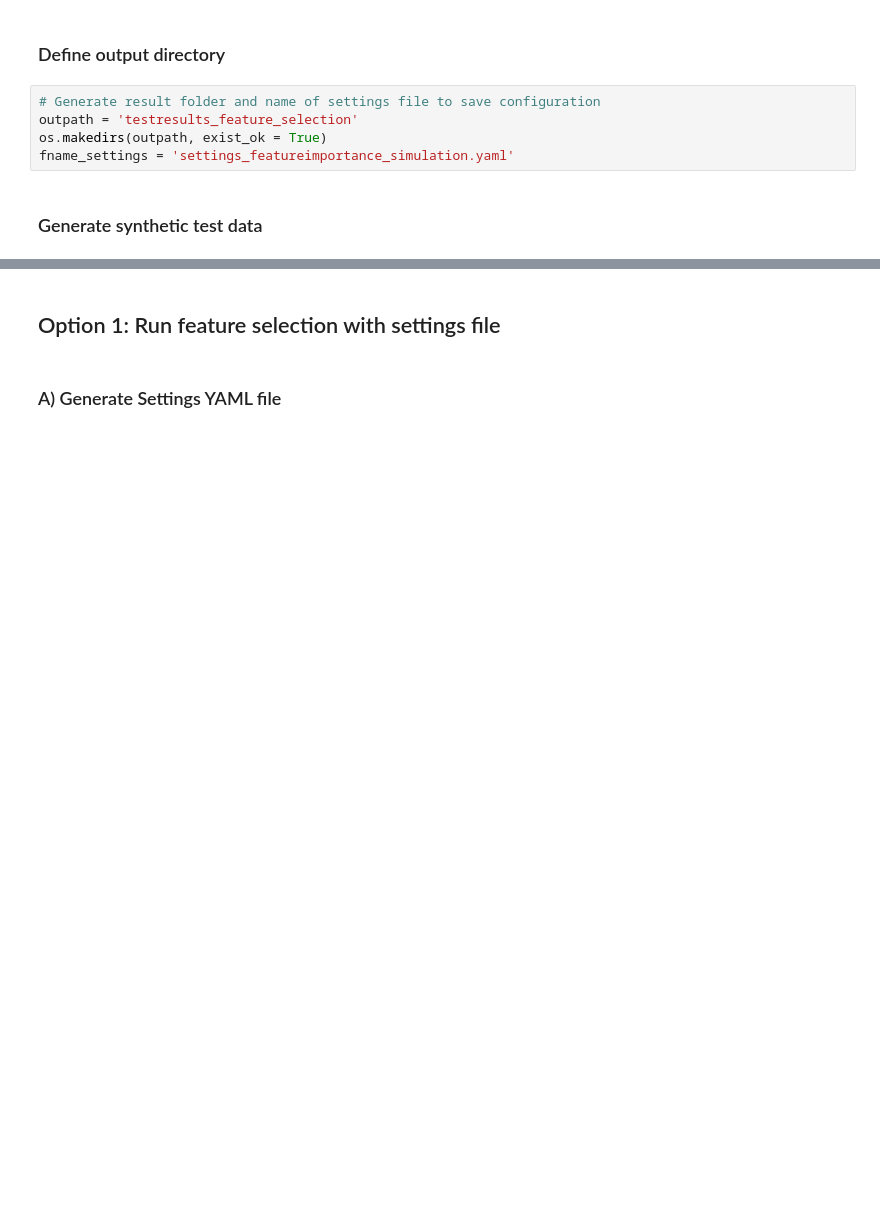
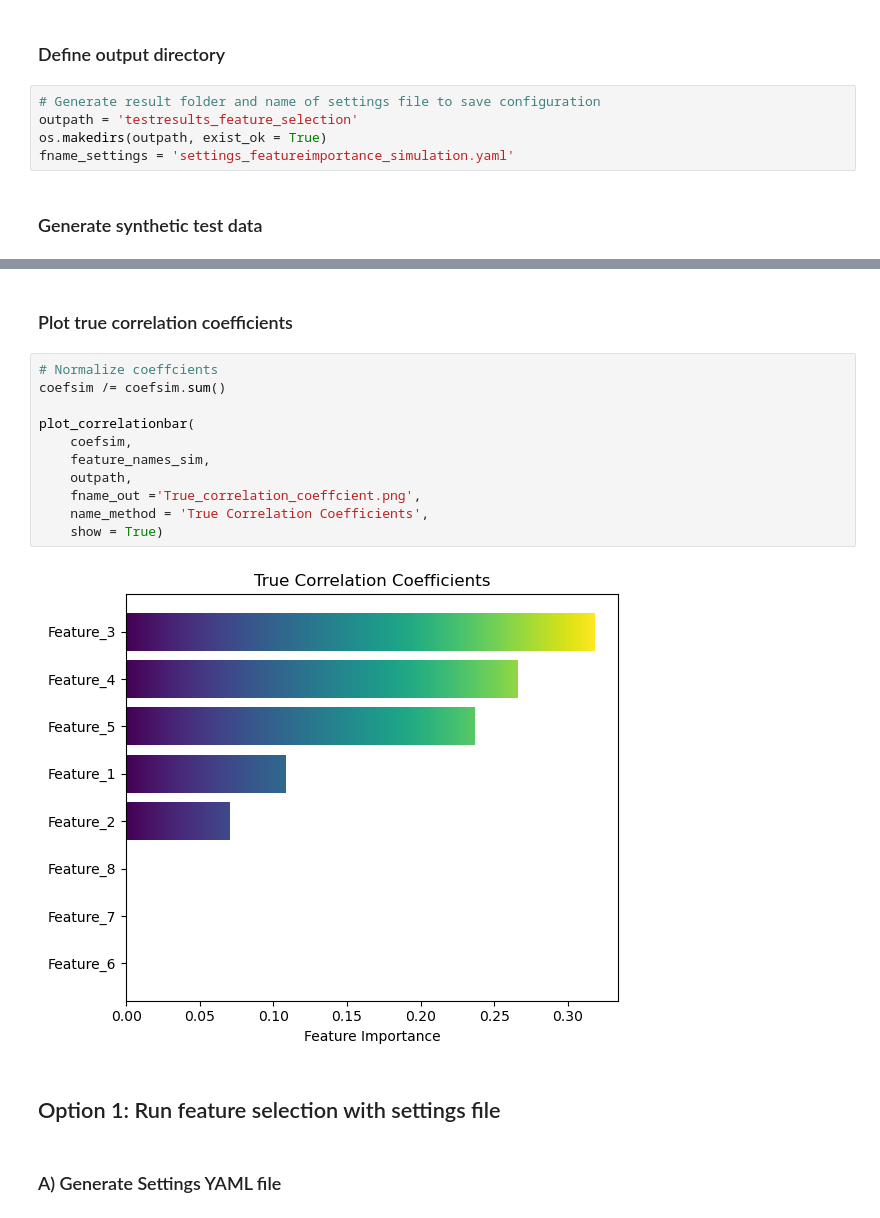
Before and after one commit to Sydney-Informatics-Hub/selectio, a Jupyter notebook: selectio/notebooks/feature_selection.ipynb, the cells around one changed output, grey strips where cells are left out. Drawn from its saved outputs; the diff is of its cells as text; blank space fills up the shorter version.

```diff
--- a/selectio/notebooks/feature_selection.ipynb
+++ b/selectio/notebooks/feature_selection.ipynb
@@ -104,3 +92,18 @@ Dataframe header extract:
+# %% [markdown]
+### Plot true correlation coefficients
+# %%
+# Normalize coeffcients
+coefsim /= coefsim.sum()
+
+plot_correlationbar(
+    coefsim,
+    feature_names_sim,
+    outpath,
+    fname_out ='True_correlation_coeffcient.png',
+    name_method = 'True Correlation Coefficients',
+    show = True)
+# %% [output]
+[figure, added]
 # %% [markdown]
 ## Option 1: Run feature selection with settings file
 # %% [markdown]
```
Also changed, not shown: parts of 11 cells of this notebook.
